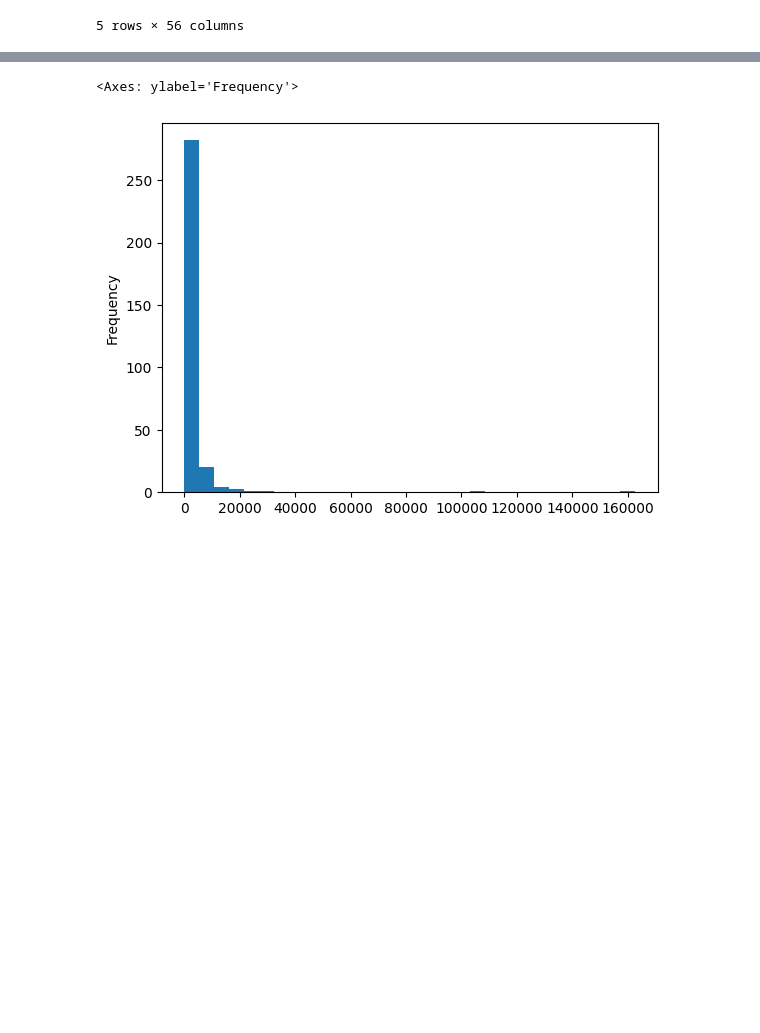
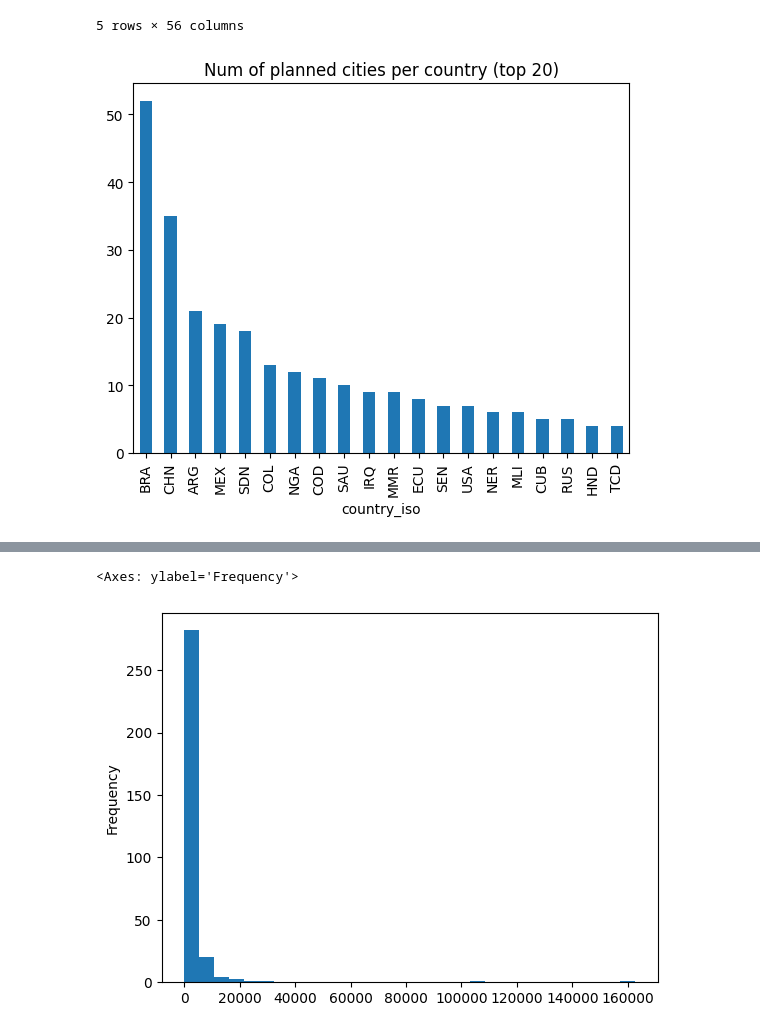
Before and after one commit to Pendulun/POC2, a Jupyter notebook: src/notebooks/1-sampling-cities.ipynb, the cells around one changed output, grey strips where cells are left out. Drawn from its saved outputs; the diff is of its cells as text; code cells hidden in the pictures; blank space fills up the shorter version.

```diff
--- a/src/notebooks/1-sampling-cities.ipynb
+++ b/src/notebooks/1-sampling-cities.ipynb
@@ -37,6 +46,13 @@ planned_df.head()
 | 3 | kazakhstan | KAZ | zhanaozen | 5649 | 0.026850 | 0.031626 | 0.002316 | 0.002450 | ... |
 | 4 | china | CHN | juxian | 11648 | 0.043680 | 0.047587 | 0.003427 | 0.003780 | ... |
 5 rows × 56 columns
+# %%
+top = 20
+ax = planned_df['country_iso'].value_counts()[:top].plot.bar()
+ax.set_title(f"Num of planned cities per country (top {top})")
+plt.show()
+# %% [output]
+[figure, added]
 # %%
 planned_df[['node_count', 'k_avg']].describe().T
 # %% [output]
```
Also changed, not shown: parts of 10 cells of this notebook, 2 other files.
